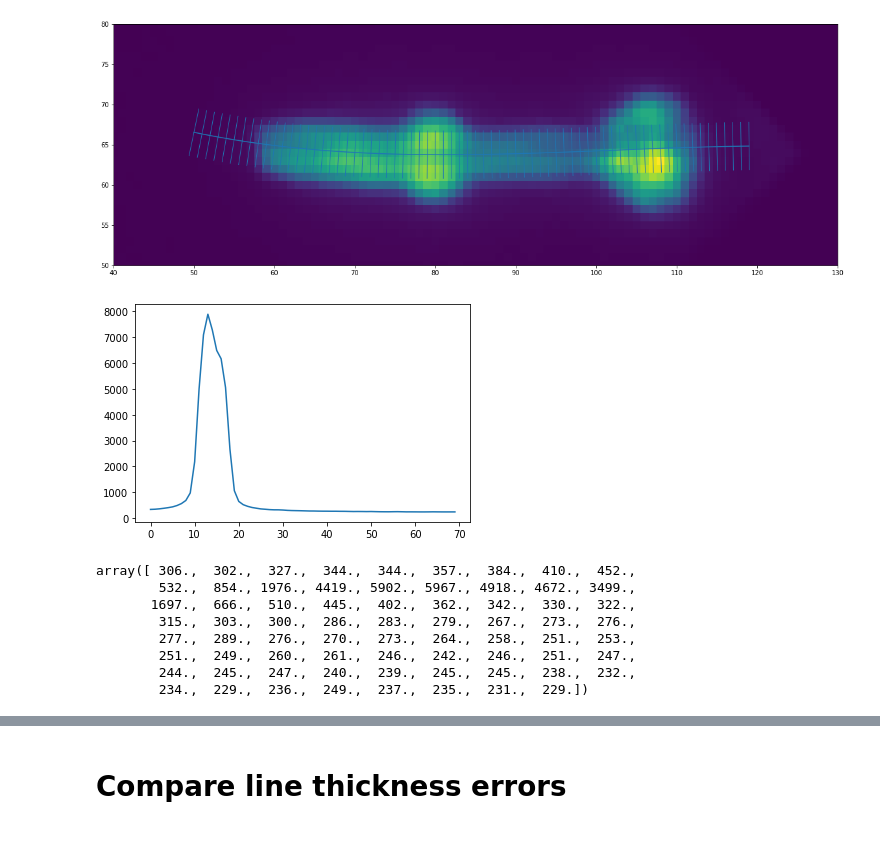
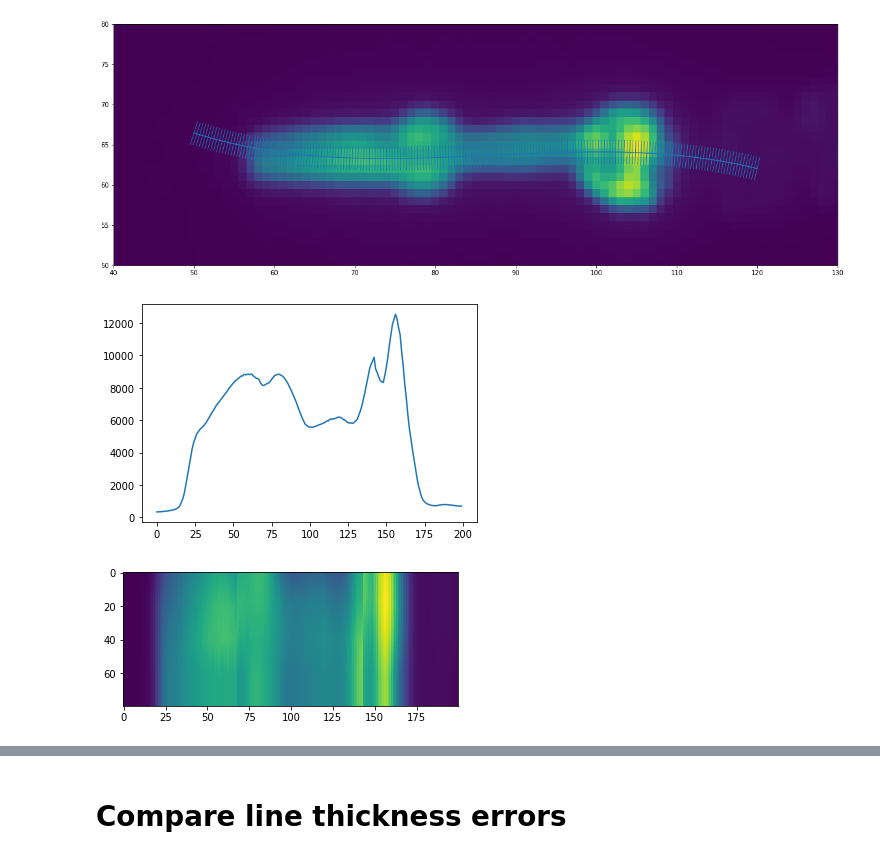
Before and after one commit to ApfeldLab/pharynx_redox, a Jupyter notebook: python/notebooks/playground.ipynb, the cells around one changed output, grey strips where cells are left out. Saved outputs shown, nothing was run; the diff lists cells and outputs as text; code cells hidden in the pictures.

```diff
--- a/python/notebooks/playground.ipynb
+++ b/python/notebooks/playground.ipynb
@@ -17,15 +17,23 @@ from pprint import pprint
 from pathlib import Path
 from skimage import io as skio
 
+from scipy.spatial import distance
+
 reload(pio);
 reload(ip);
 reload(experiment);
+reload(plots);
 
-dir_path = Path("/Users/sean/code/wormAnalysis/data/paired_ratio_minimal/2017_02_22-HD233_SAY47-OK/")
+dir_path = Path(
+    "/Users/sean/code/wormAnalysis/data/paired_ratio_minimal/2019_04_03_ASI_ablation"
+)
 imaging_scheme = "TL/470/410/470/410"
 
-
 img_path = str(dir_path.joinpath(dir_path.stem + '.tif'))
-strain_map_path = str(dir_path.joinpath('indexer.csv'))
+strain_map_path = str(dir_path.joinpath(dir_path.stem + '-indexer.csv'))
 
 strains = pio.load_strain_map_from_disk(strain_map_path)
+
+ex = experiment.PairExperiment(img_path, imaging_scheme, strains)
+
+plt.plot(ex.raw_intensity_data.sel(wavelength='410', pair=0).T);
@@ -34,3 +42,2 @@ ex = experiment.PairExperiment(img_path, imaging_scheme, strains)
 # %%
-mids = ex.midlines
-i410 = ex.raw_image_data.sel(wavelength='410', pair=0)
+plt.plot(ex.trimmed_intensity_data.sel(wavelength='410', pair=0).T);
@@ -41,59 +52,59 @@ i410[0].shape
 # %%
-i = 0
+i = 3
 I = ex.rot_fl.sel(wavelength='410', pair=0).isel(strain=i)
 mid = mids[i]['410'][0]
 der = mid.derivative()
 
-xs = np.arange(50, 120)
+xs = np.linspace(50, 120, 200)
 ys = mid(xs)
 
 normal_slopes = -1/der(xs)
 normal_thetas = np.arctan(normal_slopes)
 
-mag = 3
+mag = 1.5
 x0 = np.cos(normal_thetas) * mag
 y0 = np.sin(normal_thetas) * mag
 
 x1 = np.cos(normal_thetas) * -mag
 y1 = np.sin(normal_thetas) * -mag
 
 xs0 = xs + x0
 xs1 = xs + x1
 ys0 = ys + y0
 ys1 = ys + y1
 
 lines = [list(x) for x in zip(zip(xs0, ys0), zip(xs1, ys1))]
 lc = LineCollection(lines, linewidths=1)
 fig, ax = plt.subplots(figsize=(20,10))
 ax.imshow(I)
 ax.plot(xs, ys)
 ax.add_collection(lc)
 ax.set_aspect('equal')
 ax.set_xlim(40,130)
 ax.set_ylim(50,80)
 
 prof = [
     np.mean(
         measure.profile_line(
             I,
-            (xs0[i], ys0[i]), (xs1[i], ys1[i]), order=0, linewidth=1
+            (xs0[i], ys0[i]), (xs1[i], ys1[i]), order=1, linewidth=1
         )
     )
     for i in range(len(xs0))
 ]
+straightened = []
+for i in range(len(xs0)):
+    line = measure.profile._line_profile_coordinates((xs0[i], ys0[i]), (xs1[i], ys1[i]))[:,:,0]
+    xs = xr.DataArray(line[0], dims='z')
+    ys = xr.DataArray(line[1], dims='z')
+    straightened.append(ip.trim_profile(I.interp(x=xs, y=ys).data, 0, 80))
+straightened = np.stack(straightened).T
+prof = np.mean(straightened, axis=0)
 plt.figure()
 plt.plot(prof);
+plt.figure()
+plt.imshow(np.stack(straightened));
 # %% [output]
-[figure, old version]
+[figure, new version]
-[figure, old version]
+[figure, new version]
+[figure, added]
-# %%
-measure.profile_line(I, (50, 60), (120, 60))
-# %% [output]
-array([ 306.,  302.,  327.,  344.,  344.,  357.,  384.,  410.,  452.,
-        532.,  854., 1976., 4419., 5902., 5967., 4918., 4672., 3499.,
-       1697.,  666.,  510.,  445.,  402.,  362.,  342.,  330.,  322.,
-        315.,  303.,  300.,  286.,  283.,  279.,  267.,  273.,  276.,
-        277.,  289.,  276.,  270.,  273.,  264.,  258.,  251.,  253.,
-        251.,  249.,  260.,  261.,  246.,  242.,  246.,  251.,  247.,
-        244.,  245.,  247.,  240.,  239.,  245.,  245.,  238.,  232.,
-        234.,  229.,  236.,  249.,  237.,  235.,  231.,  229.])
```
Also changed, not shown: parts of 31 cells of this notebook, 4 other files.
